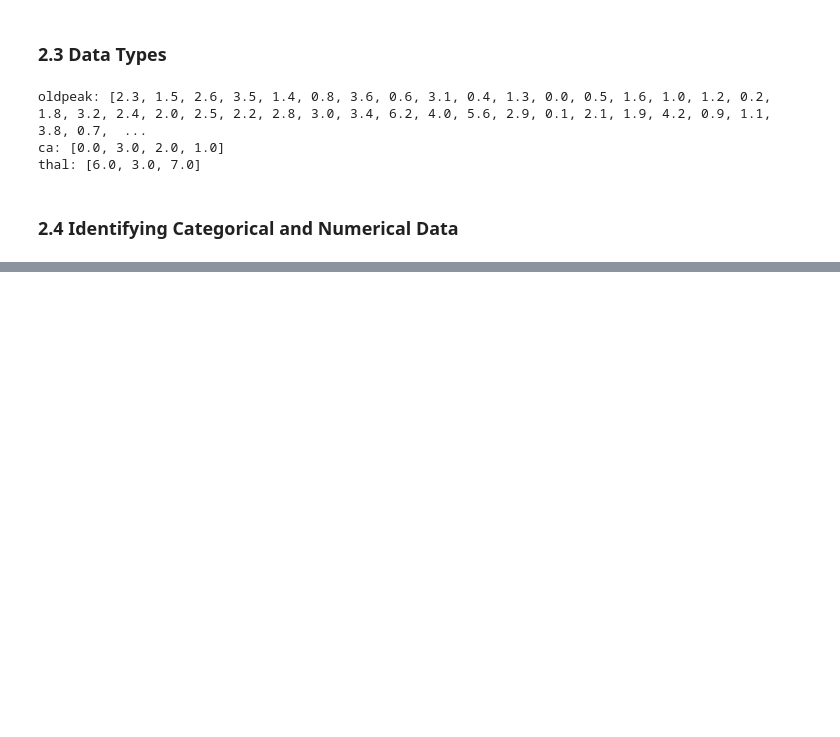
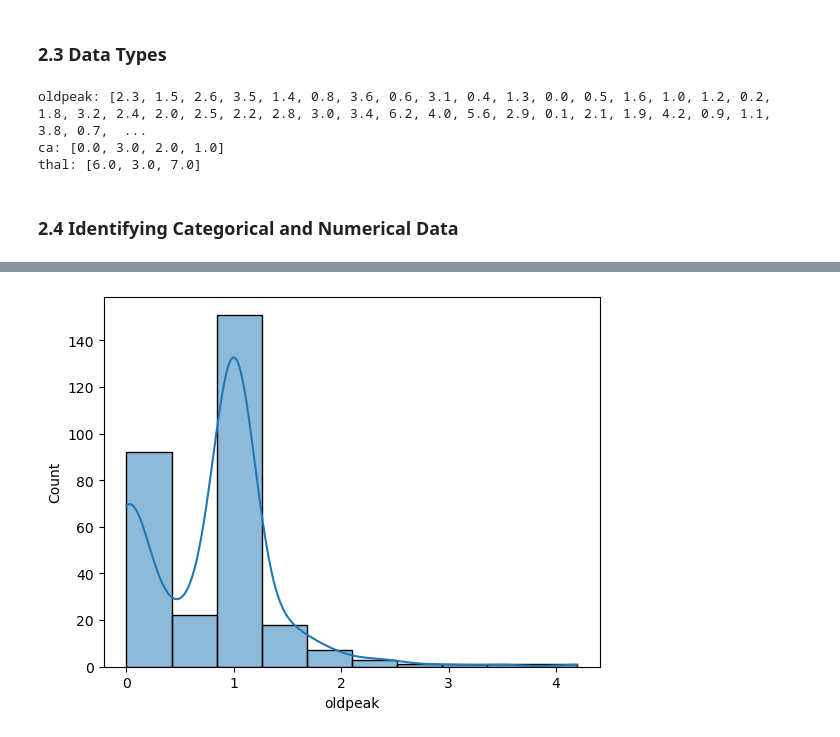
Before and after one commit to victor-bongestab/heart-disease, a Jupyter notebook: heart-disease.ipynb, the cells around one changed output, grey strips where cells are left out. Saved outputs shown, nothing was run; the diff lists cells and outputs as text; code cells hidden in the pictures; blank space fills up the shorter version.

```diff
--- a/heart-disease.ipynb
+++ b/heart-disease.ipynb
@@ -235,0 +275,4 @@ cat_attributes = [att for att in attributes if att not in num_attributes]
+# %%
+sns.histplot(df3['oldpeak'], kde=True, bins=10);
+# %% [output]
+[figure, added]
```
Also changed, not shown: parts of 13 cells of this notebook.
